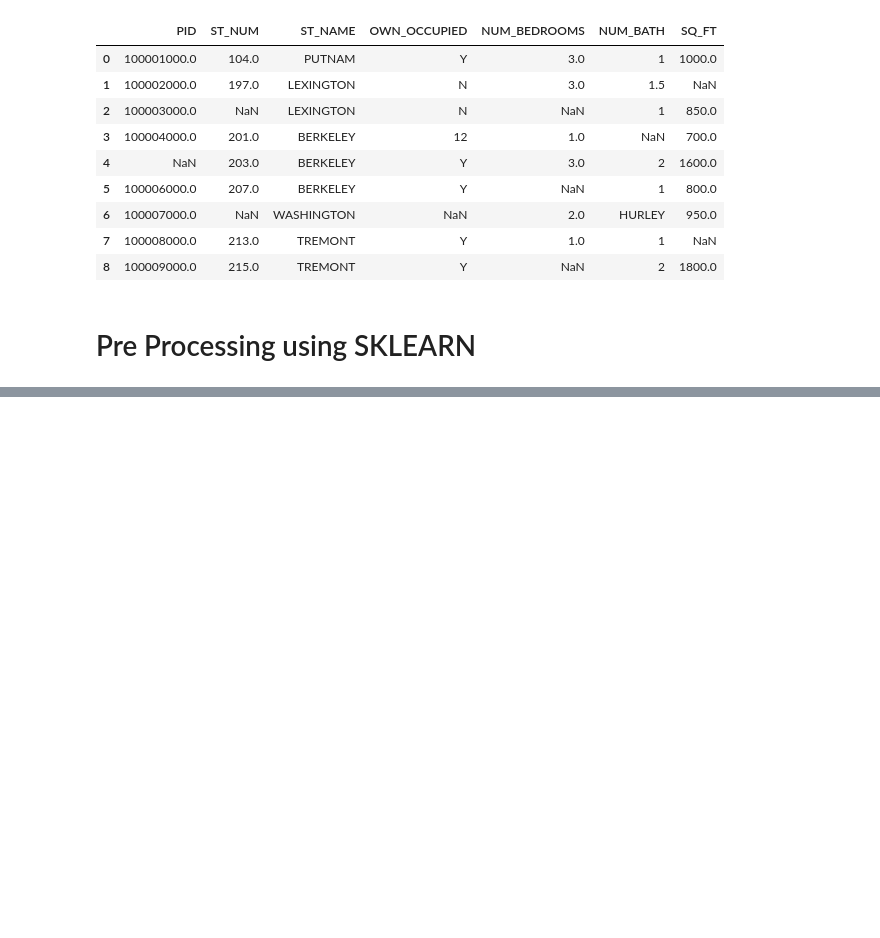
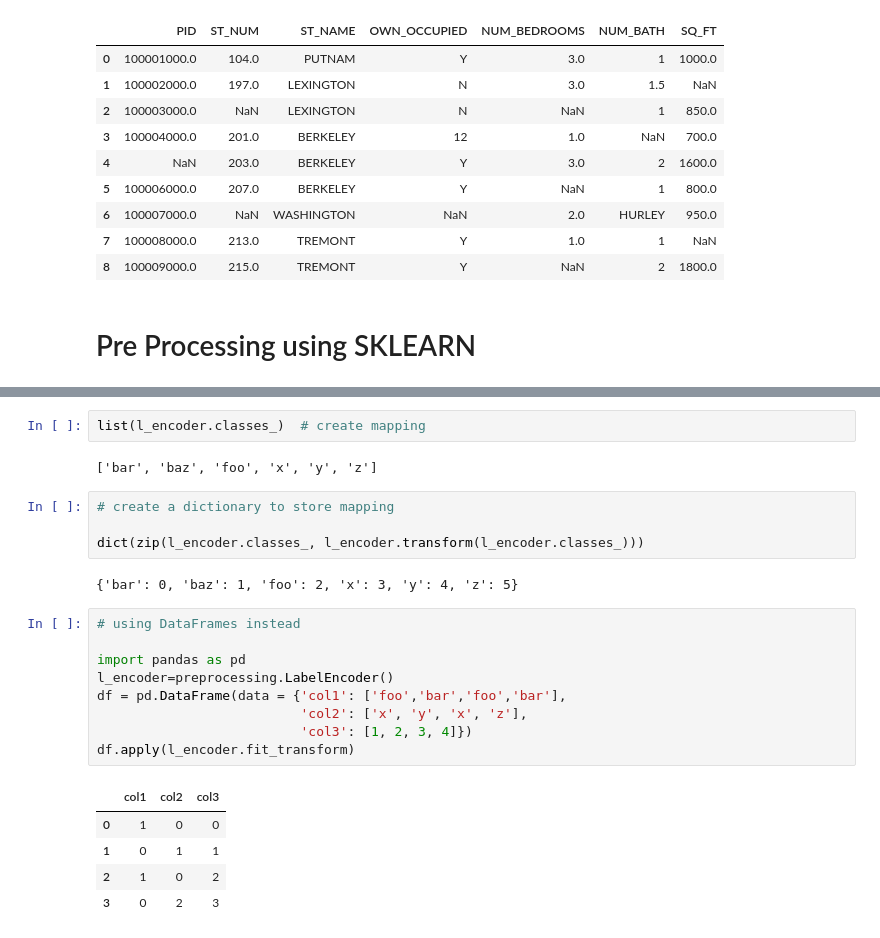
Before and after one commit to exeboy/DataSciencePythonCode, a Jupyter notebook: Data_Cleaning.ipynb, the cells around one changed output, grey strips where cells are left out. Cells and saved outputs as stored; diff of their text form; blank space fills up the shorter version.

```diff
--- a/Data_Cleaning.ipynb
+++ b/Data_Cleaning.ipynb
@@ -203,0 +216,25 @@ ary_str = ['foo', 'bar', 'baz', 'x', 'y', 'z']
+# %%
+list(l_encoder.classes_)  # create mapping
+# %% [output]
+['bar', 'baz', 'foo', 'x', 'y', 'z']
+# %%
+# create a dictionary to store mapping
+
+dict(zip(l_encoder.classes_, l_encoder.transform(l_encoder.classes_)))
+# %% [output]
+{'bar': 0, 'baz': 1, 'foo': 2, 'x': 3, 'y': 4, 'z': 5}
+# %%
+# using DataFrames instead
+
+import pandas as pd
+l_encoder=preprocessing.LabelEncoder()
+df = pd.DataFrame(data = {'col1': ['foo','bar','foo','bar'],
+                          'col2': ['x', 'y', 'x', 'z'],
+                          'col3': [1, 2, 3, 4]})
+df.apply(l_encoder.fit_transform)
+# %% [output]
+|  | col1 | col2 | col3 |
+| 0 | 1 | 0 | 0 |
+| 1 | 0 | 1 | 1 |
+| 2 | 1 | 0 | 2 |
+| 3 | 0 | 2 | 3 |
```
Also changed, not shown: parts of 8 cells of this notebook.
